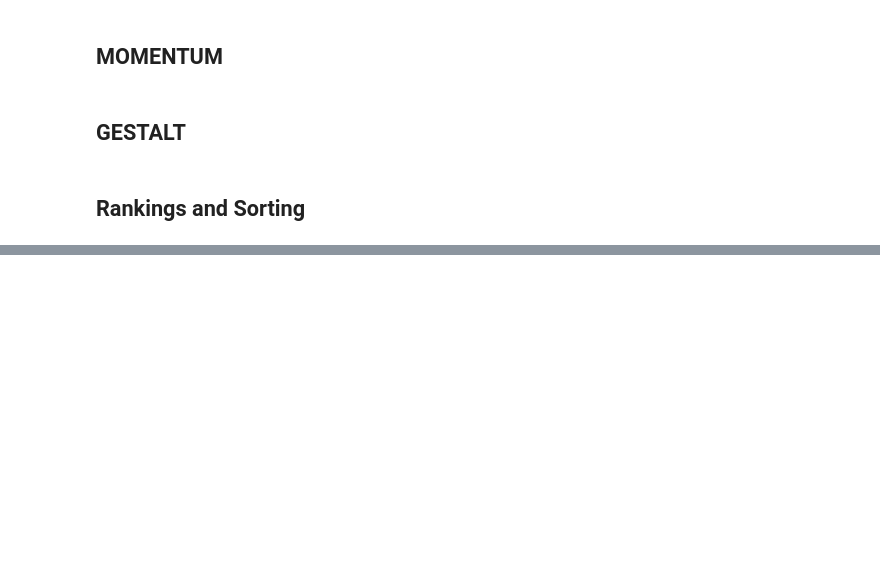
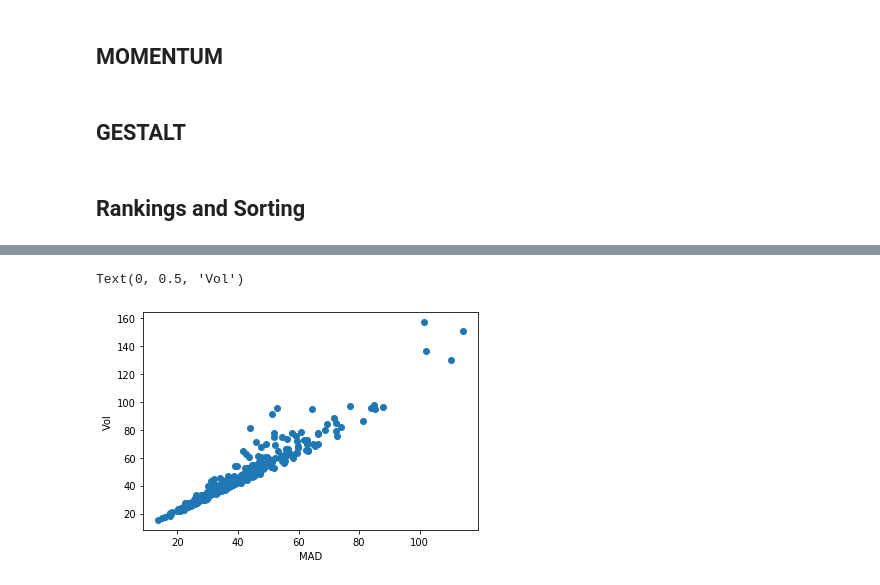
Before and after one commit to webclinic017/Portfolio_Construction, a Jupyter notebook: Equity_Strategies/Quant_Strategies.ipynb, the cells around one changed output, grey strips where cells are left out. Cells and saved outputs as stored; diff of their text form; code cells hidden in the pictures; blank space fills up the shorter version.

```diff
--- a/Equity_Strategies/Quant_Strategies.ipynb
+++ b/Equity_Strategies/Quant_Strategies.ipynb
@@ -71,20 +179,19 @@ data_tmp['GPA'] = data_tmp['Gross profit']/data_tmp['Tot. Assets']
 # %%
-# REMOVE TOO SMALL COMPANIES AND FINANCIALS
-
-data_tmp = data_tmp.loc[data_tmp['Market Cap'] > 500]
-data_tmp = data_tmp.loc[(data_tmp['List'] != 'First North') & (data_tmp['List'] != 'Spotlight')
-                        & (data_tmp['List'] != 'NGM')]
+####### FILTER DATA FOR SUB STRATEGIES
 
 data_full = data_tmp.copy()
 ### MOMENTUM
 
 data_mom = data_tmp.copy()
-data_mom = data_mom.loc[(data_tmp['Industry'] != 'Holding Companies')]
+data_mom = data_mom.loc[(data_mom['Industry'] != 'Holding Companies')]
+
+#data_mom = data_tmp.loc[(data_tmp['Sector'] != 'Financials')]
+
+data = data_tmp.copy()
 
 ### GESTALT
-data_tmp = data_tmp.loc[(data_tmp['Sector'] != 'Financials')]
-data_tmp.index = range(len(data_tmp)) # make new index after removing
-data = data_tmp
+data = data.loc[(data_tmp['Sector'] != 'Financials')]
+#data.index = range(len(data_tmp)) # make new index after removing
 # %% [markdown]
 ## MOMENTUM
 # %%
@@ -140,6 +254,10 @@ for i in ['P/E', 'EV/EBIT', 'P/FCF', 'P/S', 'P/B']:
 data.loc[data['Yield'].isna(),'Yield'] = 0
 
 data.loc[data['Volatility'].isna(),'Volatility'] = data['Volatility'].median()
+
+#set EA nan to median
+data.loc[data['EA ret'].isna(),'EA ret'] = data['EA ret'].median()
+data.loc[data['EA ret std'].isna(),'EA ret std'] = data['EA ret std'].median()
 # %%
 # Manage negativ equity
 
@@ -151,16 +269,27 @@ data.loc[data['Volatility'].isna(),'Volatility'] = data['Volatility'].median()
 # %%
 # RANK ON DIFFERENT METRICS
 
-#f_score_cut_off = (pd.DataFrame(data.quantile(0.2, axis=0))).loc['F-Score', 0.2]
 
-data['Momentum'] = (data['Return 3m'] + data['Return 6m'] + data['Return 1y'])/3
+data['3m Rank'] = data['Return 3m'].rank(ascending = False)
+data['6m Rank'] = data['Return 6m'].rank(ascending = False)
+data['1y Rank'] = data['Return 1y'].rank(ascending = False)
+data['EA Rank'] = data['EA ret'].rank(ascending = False)
+data['EA Std Rank'] = data['EA ret std'].rank(ascending = False)
+
+
+data['Momentum Rank'] = (data['3m Rank'] + data['6m Rank'] + data['1y Rank'] + data['EA Rank']).rank(ascending = True)
+
+
+#data['Momentum'] = (data['Return 3m'] + data['Return 6m'] + data['Return 1y'])
+
 
 # Ranking where lower value is better
 for i in ['P/E', 'P/B', 'P/S', 'P/FCF', 'EV/EBIT']:
     data[i +' Rank'] = data[i].rank()
 
 # Ranking where higher value is better
-for i in ['Yield', 'ROE', 'ROC', 'FCFROE', 'Momentum', 'GPA', 'Assets Turn']:
+#for i in ['Yield', 'ROE', 'ROC', 'FCFROE', 'Momentum', 'GPA', 'Assets Turn']:
+for i in ['Yield', 'ROE', 'ROC', 'FCFROE', 'GPA', 'Assets Turn']:
     data[i + ' Rank'] = (-data[i]).rank()
 
 # Composite ranks
@@ -360,0 +483,7 @@ len(sthlm_tmp)
+# %%
+plt.scatter(data['1 Year MAD'],data['1 Year Volatility'])
+plt.xlabel('MAD')
+plt.ylabel('Vol')
+# %% [output]
+Text(0, 0.5, 'Vol')
+[figure, added]
```
Also changed, not shown: parts of 30 cells of this notebook, 20 other files.
